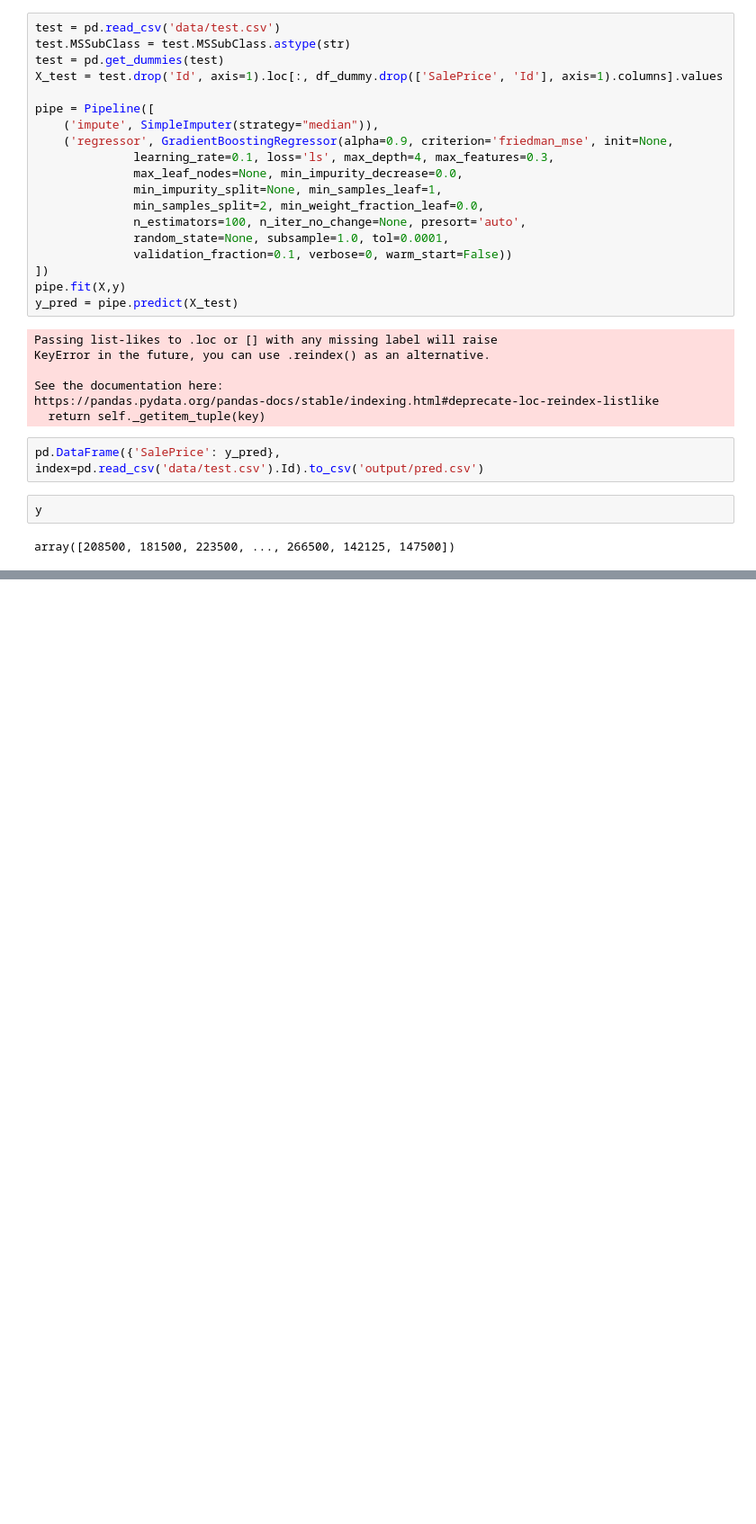
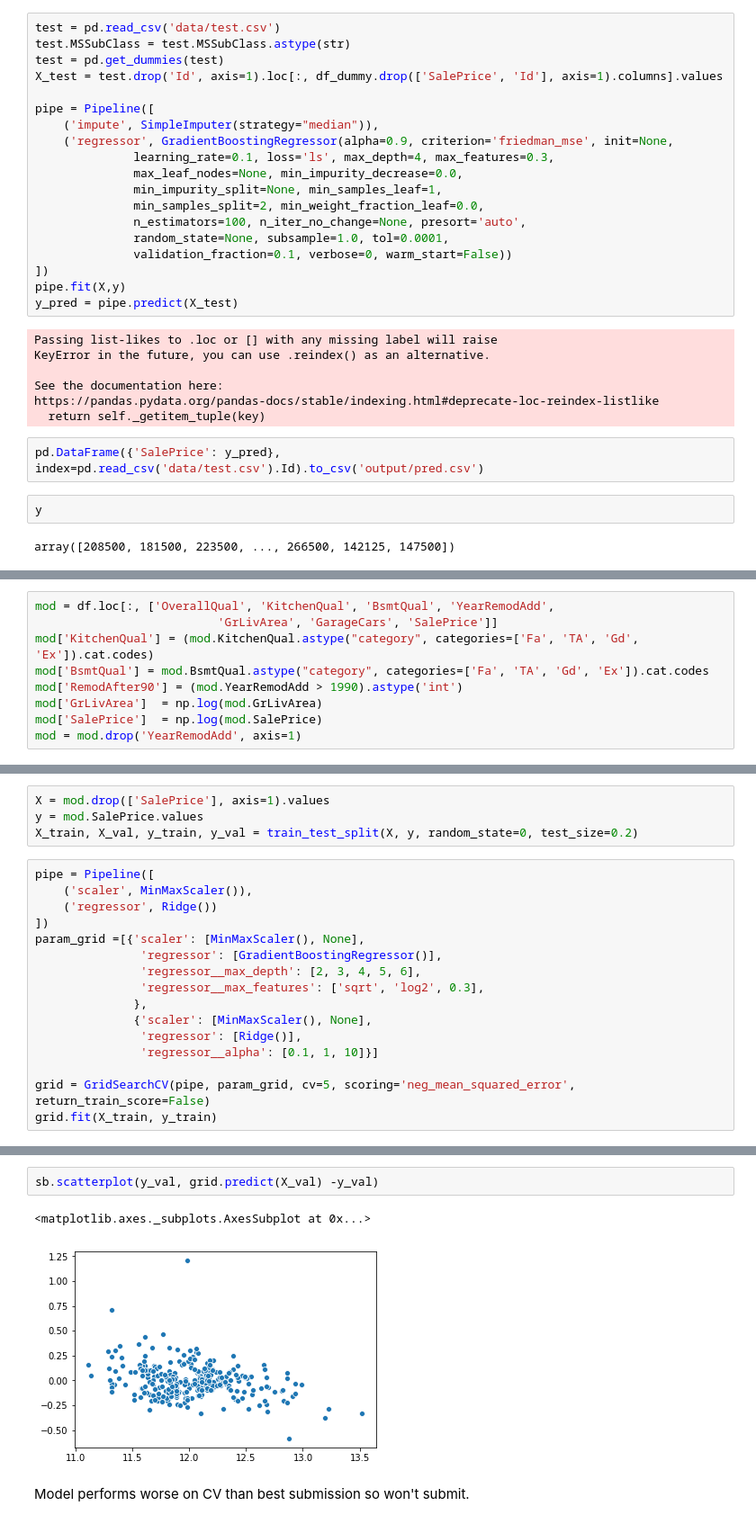
Before and after one commit to WBradbeer/housing, a Jupyter notebook: housing.ipynb, the cells around one changed output, grey strips where cells are left out. Shown at 90% size. Saved outputs shown, nothing was run; the diff lists cells and outputs as text; blank space fills up the shorter version.

Commit message:
Model based on EDA

```diff
--- a/housing.ipynb
+++ b/housing.ipynb
@@ -681,0 +692,9 @@ array([208500, 181500, 223500, ..., 266500, 142125, 147500])
+# %%
+mod = df.loc[:, ['OverallQual', 'KitchenQual', 'BsmtQual', 'YearRemodAdd',
+                          'GrLivArea', 'GarageCars', 'SalePrice']]
+mod['KitchenQual'] = (mod.KitchenQual.astype("category", categories=['Fa', 'TA', 'Gd', 'Ex']).cat.codes)
+mod['BsmtQual'] = mod.BsmtQual.astype("category", categories=['Fa', 'TA', 'Gd', 'Ex']).cat.codes
+mod['RemodAfter90'] = (mod.YearRemodAdd > 1990).astype('int')
+mod['GrLivArea']  = np.log(mod.GrLivArea)
+mod['SalePrice']  = np.log(mod.SalePrice)
+mod = mod.drop('YearRemodAdd', axis=1)
@@ -681,0 +704,20 @@ array([208500, 181500, 223500, ..., 266500, 142125, 147500])
+# %%
+X = mod.drop(['SalePrice'], axis=1).values
+y = mod.SalePrice.values
+X_train, X_val, y_train, y_val = train_test_split(X, y, random_state=0, test_size=0.2)
+# %%
+pipe = Pipeline([
+    ('scaler', MinMaxScaler()),
+    ('regressor', Ridge())
+])
+param_grid =[{'scaler': [MinMaxScaler(), None],
+               'regressor': [GradientBoostingRegressor()],
+               'regressor__max_depth': [2, 3, 4, 5, 6],
+               'regressor__max_features': ['sqrt', 'log2', 0.3],
+              },
+              {'scaler': [MinMaxScaler(), None],
+               'regressor': [Ridge()],
+               'regressor__alpha': [0.1, 1, 10]}]
+
+grid = GridSearchCV(pipe, param_grid, cv=5, scoring='neg_mean_squared_error', return_train_score=False)
+grid.fit(X_train, y_train)
@@ -681,0 +765,7 @@ array([208500, 181500, 223500, ..., 266500, 142125, 147500])
+# %%
+sb.scatterplot(y_val, grid.predict(X_val) -y_val)
+# %% [output]
+<matplotlib.axes._subplots.AxesSubplot at 0x...>
+[figure, added]
+# %% [markdown]
+Model performs worse on CV than best submission so won't submit.
```
Also changed, not shown: parts of 6 cells of this notebook.
